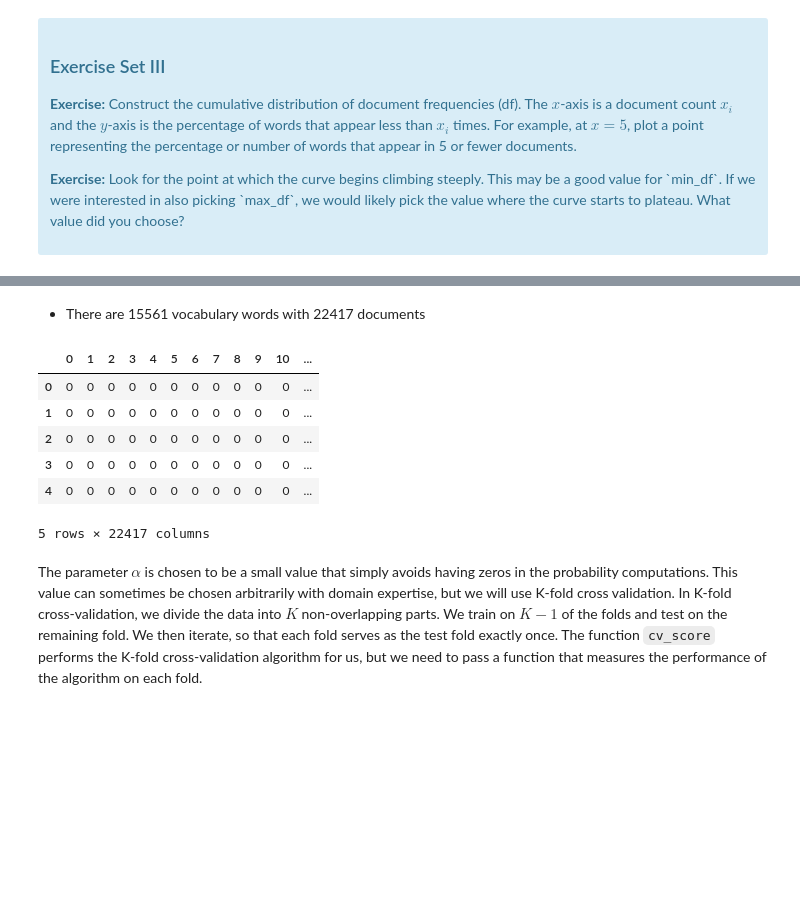
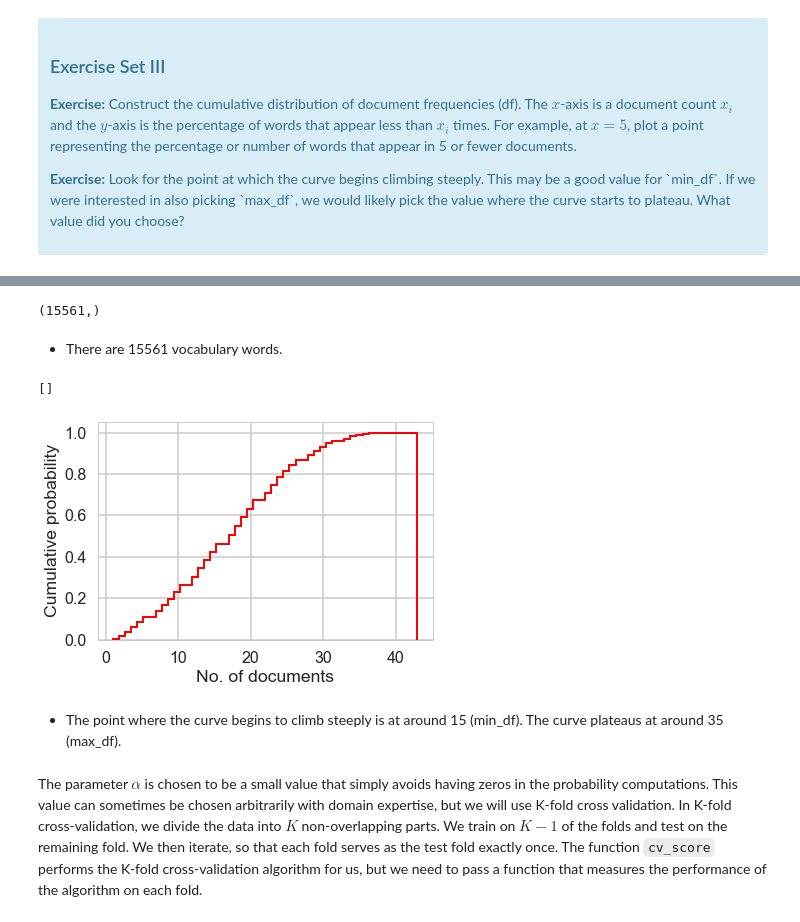
Before and after one commit to rayguna/Mini-Projects, a Jupyter notebook: naive_bayes/Mini_Project_Naive_Bayes.ipynb, the cells around one changed output, grey strips where cells are left out. Saved outputs shown, nothing was run; the diff lists cells and outputs as text; code cells hidden in the pictures; blank space fills up the shorter version.

```diff
--- a/naive_bayes/Mini_Project_Naive_Bayes.ipynb
+++ b/naive_bayes/Mini_Project_Naive_Bayes.ipynb
@@ -299,11 +299,3 @@ First, let's find an appropriate value for `min_df` for the `CountVectorizer`. `
 
 <p><b>Exercise:</b> Look for the point at which the curve begins climbing steeply. This may be a good value for `min_df`. If we were interested in also picking `max_df`, we would likely pick the value where the curve starts to plateau. What value did you choose?</p>
 </div>
-# %%
-# Your turn.
-
-vectorizer = CountVectorizer()
-#first, let's generate word vectors
-X = vectorizer.fit_transform(critics.quote)
-X = X.toarray() #change to array
-X.shape #check
@@ -312,16 +327,14 @@ X.shape #check
+# %%
+#count non-zero cells along each row
+
+#https://stackoverflow.com/questions/46757603/get-count-of-non-zero-values-per-row-in-pandas-dataframe
+
+#count number of non-zero documents for each vocabulary word
+ser_doc_freq=(df_X.gt(0).sum(axis=1)) #apply function along columns
+# %%
+ser_doc_freq.shape #check
+#The result is consistent with the 15561 vocabulary words.
+# %% [output]
+(15561,)
 # %% [markdown]
-- There are 15561 vocabulary words with 22417 documents
+- There are 15561 vocabulary words.
-# %%
-import pandas as pd
-
-#turn data into pandas DataFrame to make it easier to process
-df_X=pd.DataFrame(X)
-df_X.head() #check
-# %% [output]
-|  | 0 | 1 | 2 | 3 | 4 | 5 | 6 | 7 | 8 | 9 | 10 | ... |
-| 0 | 0 | 0 | 0 | 0 | 0 | 0 | 0 | 0 | 0 | 0 | 0 | ... |
-| 1 | 0 | 0 | 0 | 0 | 0 | 0 | 0 | 0 | 0 | 0 | 0 | ... |
-| 2 | 0 | 0 | 0 | 0 | 0 | 0 | 0 | 0 | 0 | 0 | 0 | ... |
-| 3 | 0 | 0 | 0 | 0 | 0 | 0 | 0 | 0 | 0 | 0 | 0 | ... |
-| 4 | 0 | 0 | 0 | 0 | 0 | 0 | 0 | 0 | 0 | 0 | 0 | ... |
-5 rows × 22417 columns
@@ -336,3 +341,20 @@ df_X.head() #check
+# %%
+#get cumulative distribution
+import matplotlib.pyplot as plt
+
+#https://stackoverflow.com/questions/25577352/plotting-cdf-of-a-pandas-series-in-python
+
+#https://stackoverflow.com/questions/8822370/plot-line-graph-from-histogram-data-in-matplotlib?utm_medium=organic&utm_source=google_rich_qa&utm_campaign=google_rich_qa
+#do cumulative histogram and normalize it
+ser_doc_freq.hist(figsize=(6,4), bins=50,cumulative='True', histtype = 'step',color="red",lw=2, normed=1)
+plt.xlabel('No. of documents')
+plt.ylabel('Cumulative probability')
+plt.plot()
+# %% [output]
+[]
+[figure, added]
+# %% [markdown]
+- The point where the curve begins to climb steeply is at around 15 (min_df). The curve plateaus at around 35 (max_df).
 # %% [markdown]
 The parameter $\alpha$ is chosen to be a small value that simply avoids having zeros in the probability computations. This value can sometimes be chosen arbitrarily with domain expertise, but we will use K-fold cross validation. In K-fold cross-validation, we divide the data into $K$ non-overlapping parts. We train on $K-1$ of the folds and test on the remaining fold. We then iterate, so that each fold serves as the test fold exactly once. The function `cv_score` performs the K-fold cross-validation algorithm for us, but we need to pass a function that measures the performance of the algorithm on each fold.
 # %%
```
Also changed, not shown: parts of 37 cells of this notebook.
